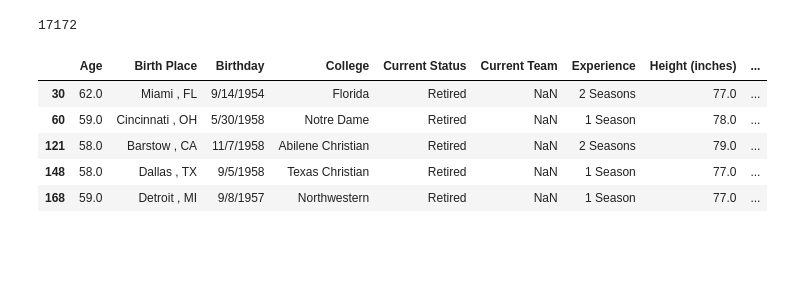
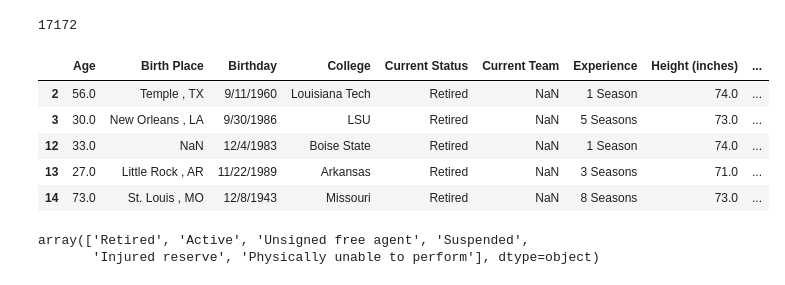
Before and after one commit to rmroman/dataPy_CADi, a Jupyter notebook: dataPyPersonal/nfl.ipynb, the cells around one changed output. Cells and saved outputs as stored; diff of their text form; code cells hidden in the pictures; blank space fills up the shorter version.

```diff
--- a/dataPyPersonal/nfl.ipynb
+++ b/dataPyPersonal/nfl.ipynb
@@ -21,16 +21,21 @@ len(data)
 17172
 # %%
 # Filtering and Selecting
-ageFilterValue = 50
+ageFilterValue = 25
 ageFilter = data["Age"] > ageFilterValue
-heightFilter = data["Height (inches)"] > 76
+heightFilter = data["Height (inches)"] > 70
 aboveAge = data[ageFilter & heightFilter]
 len(aboveAge)
-#aboveAge.head()
+aboveAge.head()
 # %% [output]
 |  | Age | Birth Place | Birthday | College | Current Status | Current Team | Experience | Height (inches) | ... |
-| 30 | 62.0 | Miami , FL | 9/14/1954 | Florida | Retired | NaN | 2 Seasons | 77.0 | ... |
-| 60 | 59.0 | Cincinnati , OH | 5/30/1958 | Notre Dame | Retired | NaN | 1 Season | 78.0 | ... |
-| 121 | 58.0 | Barstow , CA | 11/7/1958 | Abilene Christian | Retired | NaN | 2 Seasons | 79.0 | ... |
-| 148 | 58.0 | Dallas , TX | 9/5/1958 | Texas Christian | Retired | NaN | 1 Season | 77.0 | ... |
-| 168 | 59.0 | Detroit , MI | 9/8/1957 | Northwestern | Retired | NaN | 1 Season | 77.0 | ... |
+| 2 | 56.0 | Temple , TX | 9/11/1960 | Louisiana Tech | Retired | NaN | 1 Season | 74.0 | ... |
+| 3 | 30.0 | New Orleans , LA | 9/30/1986 | LSU | Retired | NaN | 5 Seasons | 73.0 | ... |
+| 12 | 33.0 | NaN | 12/4/1983 | Boise State | Retired | NaN | 1 Season | 74.0 | ... |
+| 13 | 27.0 | Little Rock , AR | 11/22/1989 | Arkansas | Retired | NaN | 3 Seasons | 71.0 | ... |
+| 14 | 73.0 | St. Louis , MO | 12/8/1943 | Missouri | Retired | NaN | 8 Seasons | 73.0 | ... |
+# %%
+data["Current Status"].unique()
+# %% [output]
+array(['Retired', 'Active', 'Unsigned free agent', 'Suspended',
+       'Injured reserve', 'Physically unable to perform'], dtype=object)
```
Also changed, not shown: parts of 4 cells of this notebook, 2 other files.
